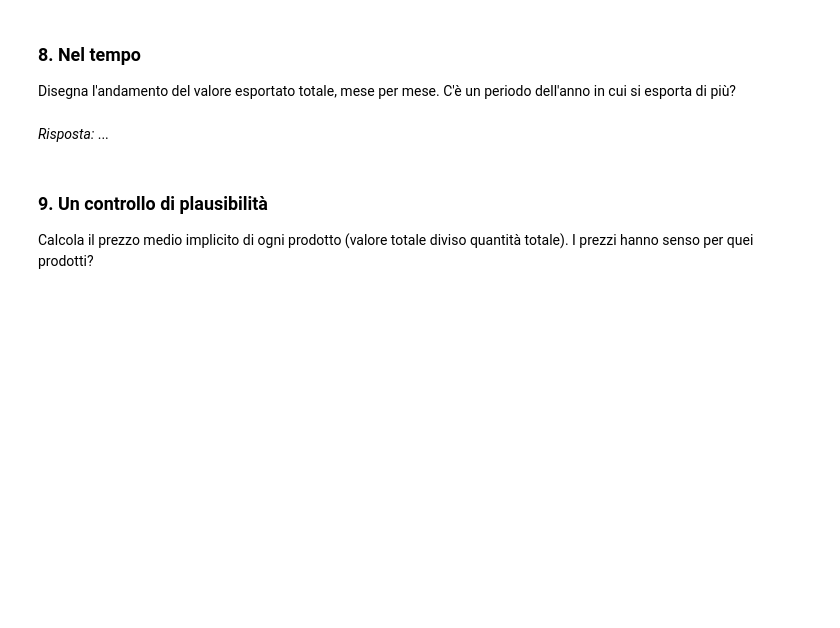
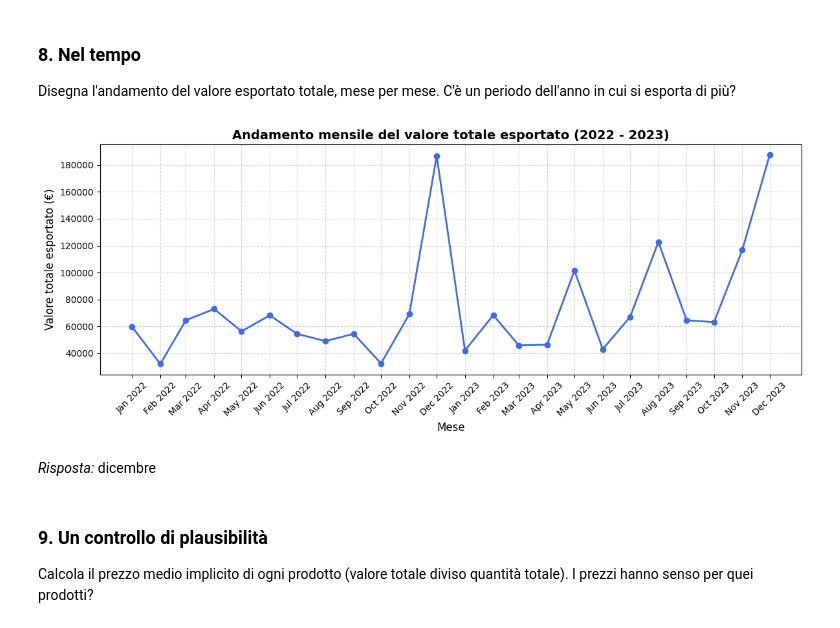
Before and after one commit to anastasiafantasia/SIMA2026, a Jupyter notebook: esercitazioni/E04_pulizia/E04_task.ipynb, the cells around one changed output. Saved outputs shown, nothing was run; the diff lists cells and outputs as text; code cells hidden in the pictures; blank space fills up the shorter version.

```diff
--- a/esercitazioni/E04_pulizia/E04_task.ipynb
+++ b/esercitazioni/E04_pulizia/E04_task.ipynb
@@ -121,0 +240,24 @@ mesi = {"gen": 1, "feb": 2, "mar": 3, "apr": 4, "mag": 5, "giu": 6,
+# %%
+mesi = {"gen": 1, "feb": 2, "mar": 3, "apr": 4, "mag": 5, "giu": 6,
+        "lug": 7, "ago": 8, "set": 9, "ott": 10, "nov": 11, "dic": 12}
+
+# 1. Dividiamo la colonna 'mese' in due colonne separate: nome del mese e anno
+df_mesi = ex['mese'].str.split(expand=True)
+df_mesi.columns = ['nome_mese', 'anno']
+
+# 2. Mappiamo il nome del mese in italiano al rispettivo numero
+df_mesi['num_mese'] = df_mesi['nome_mese'].map(mesi)
+
+# 3. Creiamo una stringa provvisoria nel formato standard "YYYY-MM-01"
+date_stringhe = df_mesi['anno'] + '-' + df_mesi['num_mese'].astype(str) + '-01'
+
+# 4. Convertiamo le stringhe in vere date e aggiorniamo il DataFrame originale
+ex['mese'] = pd.to_datetime(date_stringhe, format='%Y-%m-%d')
+
+# --- CONTROLLI ---
+print(f"Numero di date uniche (Controllo: 24): {ex['mese'].nunique()}")
+print(f"Numero di date mancanti (Controllo: 0): {ex['mese'].isna().sum()}")
+print(f"Data minima: {ex['mese'].min()}")
+print(f"Data massima: {ex['mese'].max()}")
+print("\nAnteprima delle prime righe con le nuove date:")
+display(ex.head())
@@ -148,5 +340,25 @@ Disegna l'andamento del valore esportato totale, mese per mese. C'è un periodo
+# %%
+# 1. Raggruppiamo per mese e sommiamo il valore totale esportato
+andamento_temporale = ex.groupby('mese')['valore'].sum().reset_index()
+
+# 2. Creiamo il grafico
+plt.figure(figsize=(12, 5))
+plt.plot(andamento_temporale['mese'], andamento_temporale['valore'], marker='o', color='royalblue', linewidth=2)
+
+# Personalizzazioni grafiche
+plt.title("Andamento mensile del valore totale esportato (2022 - 2023)", fontsize=14, fontweight='bold')
+plt.xlabel("Mese", fontsize=12)
+plt.ylabel("Valore totale esportato (€)", fontsize=12)
+plt.grid(True, linestyle='--', alpha=0.5)
+plt.xticks(andamento_temporale['mese'], andamento_temporale['mese'].dt.strftime('%b %Y'), rotation=45)
+plt.tight_layout()
+
+# 3. Mostriamo il grafico
+plt.show()
+# %% [output]
+[figure, added]
 # %% [markdown]
-*Risposta:* ...
+*Risposta:* dicembre
 # %% [markdown]
 ### 9. Un controllo di plausibilità
 
```
Also changed, not shown: parts of 30 cells of this notebook.
